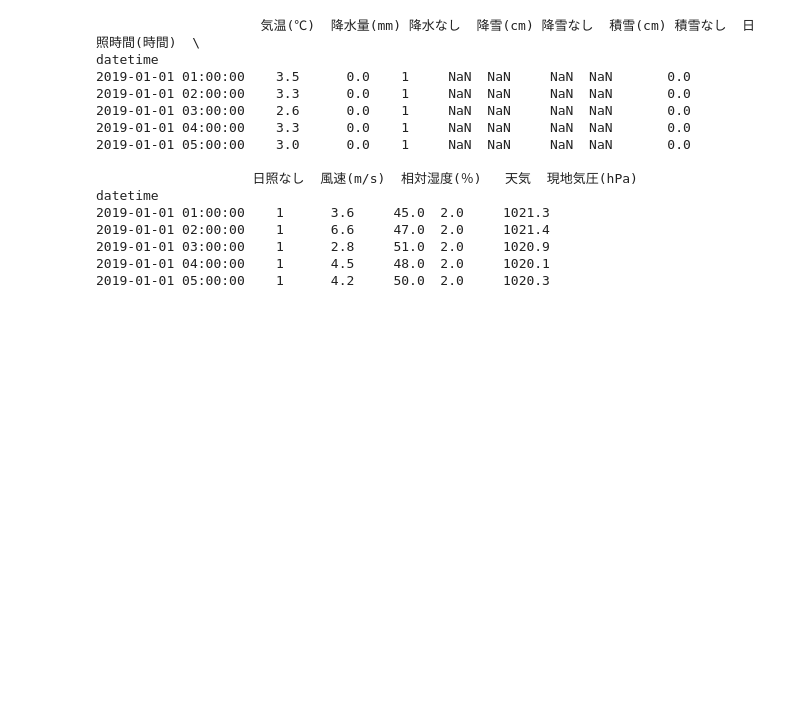
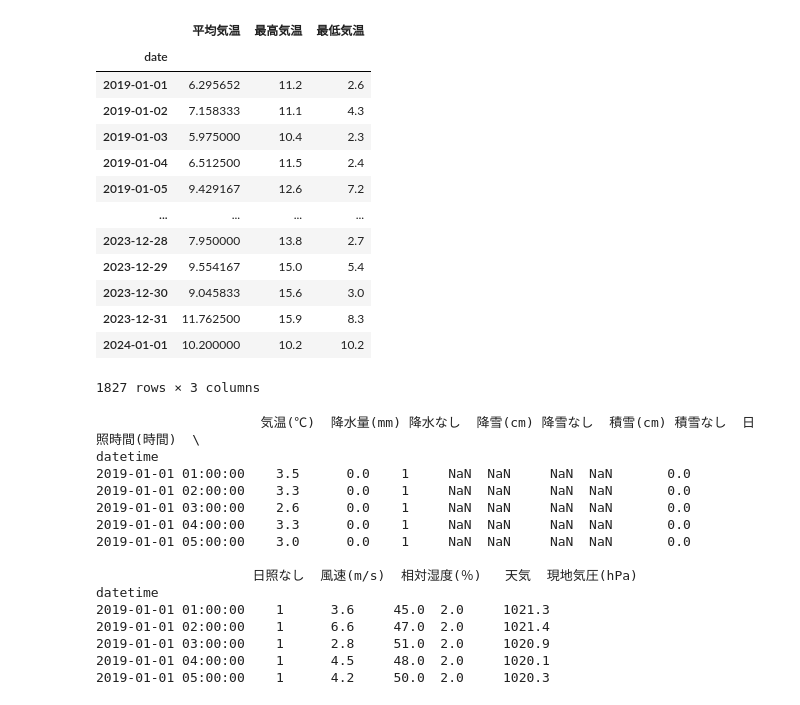
Before and after one commit to Methanon46/hm_ambulance, a Jupyter notebook: notebook/tenki_merge.ipynb, the cells around one changed output. Drawn from its saved outputs; the diff is of its cells as text; code cells hidden in the pictures; blank space fills up the shorter version.

```diff
--- a/notebook/tenki_merge.ipynb
+++ b/notebook/tenki_merge.ipynb
@@ -29,0 +74,17 @@ df.sort_index(inplace=True)
+# %%
+result
+# %% [output]
+|  | 平均気温 | 最高気温 | 最低気温 |
+| date |  |  |  |
+| 2019-01-01 | 6.295652 | 11.2 | 2.6 |
+| 2019-01-02 | 7.158333 | 11.1 | 4.3 |
+| 2019-01-03 | 5.975000 | 10.4 | 2.3 |
+| 2019-01-04 | 6.512500 | 11.5 | 2.4 |
+| 2019-01-05 | 9.429167 | 12.6 | 7.2 |
+| ... | ... | ... | ... |
+| 2023-12-28 | 7.950000 | 13.8 | 2.7 |
+| 2023-12-29 | 9.554167 | 15.0 | 5.4 |
+| 2023-12-30 | 9.045833 | 15.6 | 3.0 |
+| 2023-12-31 | 11.762500 | 15.9 | 8.3 |
+| 2024-01-01 | 10.200000 | 10.2 | 10.2 |
+1827 rows × 3 columns
```
Also changed, not shown: parts of 8 cells of this notebook, 2 other files.
